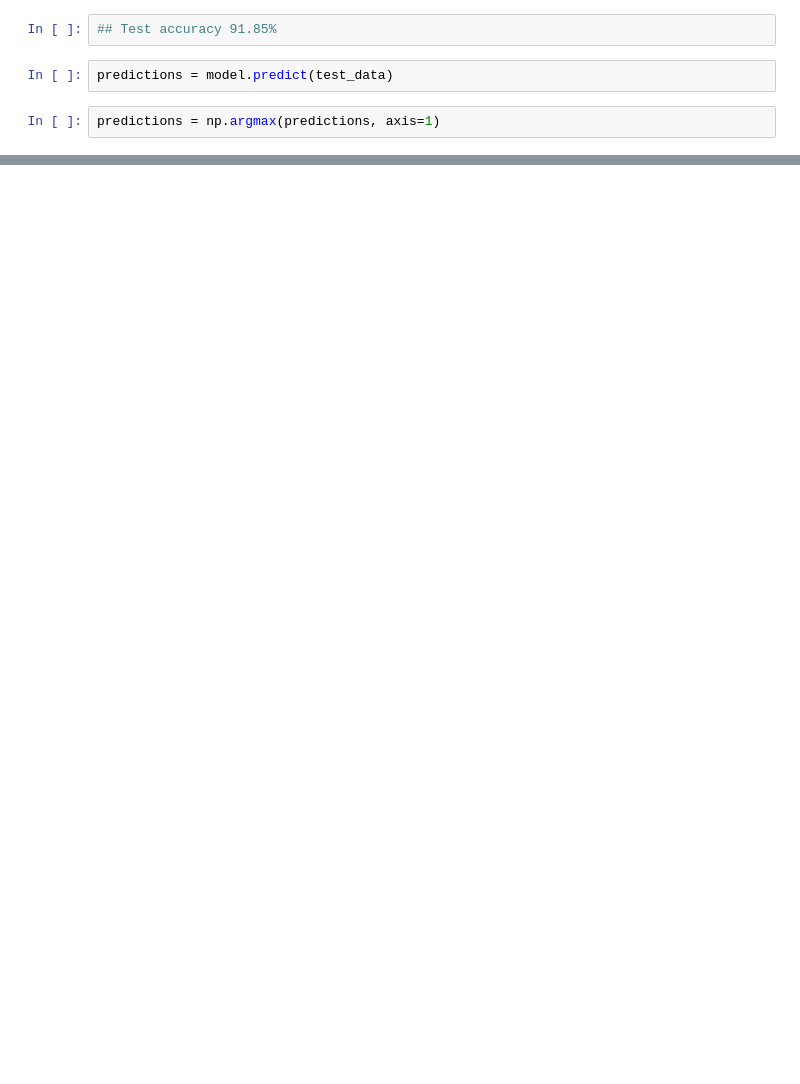
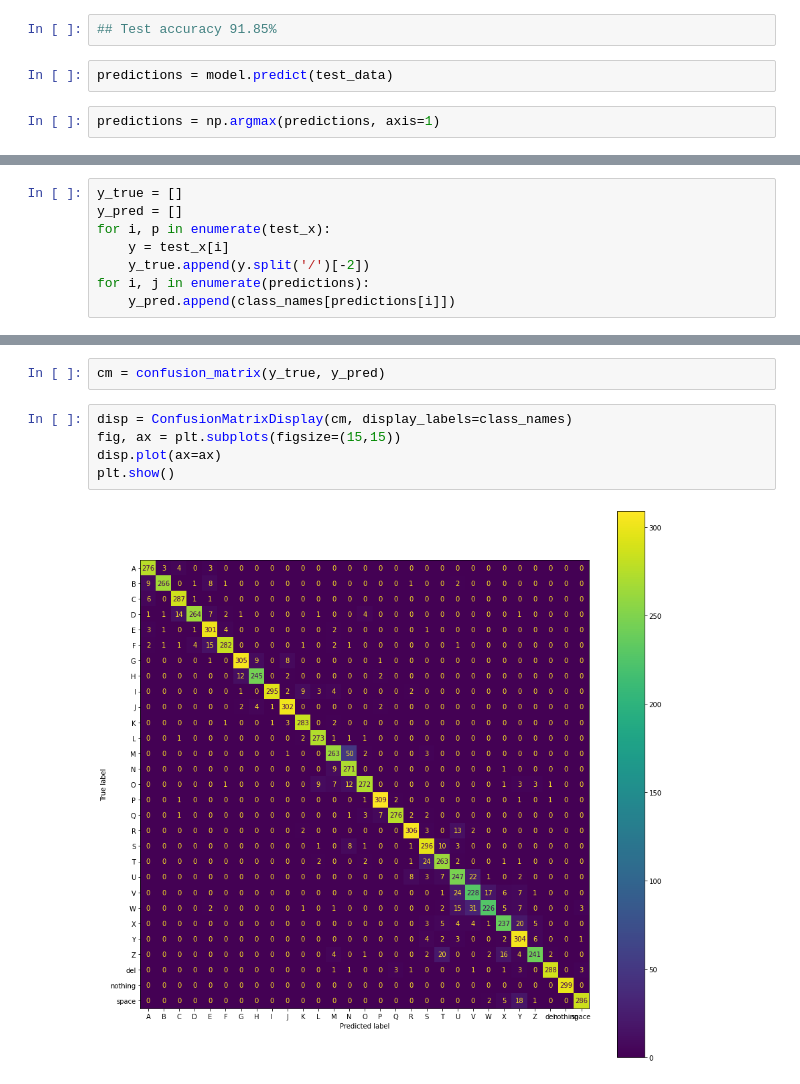
Before and after one commit to listless-dude/Sign-Language-Classification-DeepLearning, a Jupyter notebook: vit-on-asl-dataset.ipynb, the cells around one changed output, grey strips where cells are left out. Saved outputs shown, nothing was run; the diff lists cells and outputs as text; blank space fills up the shorter version.

```diff
--- a/vit-on-asl-dataset.ipynb
+++ b/vit-on-asl-dataset.ipynb
@@ -226,0 +235,8 @@ predictions[0], test_x[0].split('/')[-2]
+# %%
+y_true = []
+y_pred = []
+for i, p in enumerate(test_x):
+    y = test_x[i]
+    y_true.append(y.split('/')[-2])
+for i, j in enumerate(predictions):
+    y_pred.append(class_names[predictions[i]])
@@ -226,0 +263,9 @@ predictions[0], test_x[0].split('/')[-2]
+# %%
+cm = confusion_matrix(y_true, y_pred)
+# %%
+disp = ConfusionMatrixDisplay(cm, display_labels=class_names)
+fig, ax = plt.subplots(figsize=(15,15))
+disp.plot(ax=ax)
+plt.show()
+# %% [output]
+[figure, added]
```
Also changed, not shown: parts of 7 cells of this notebook.
